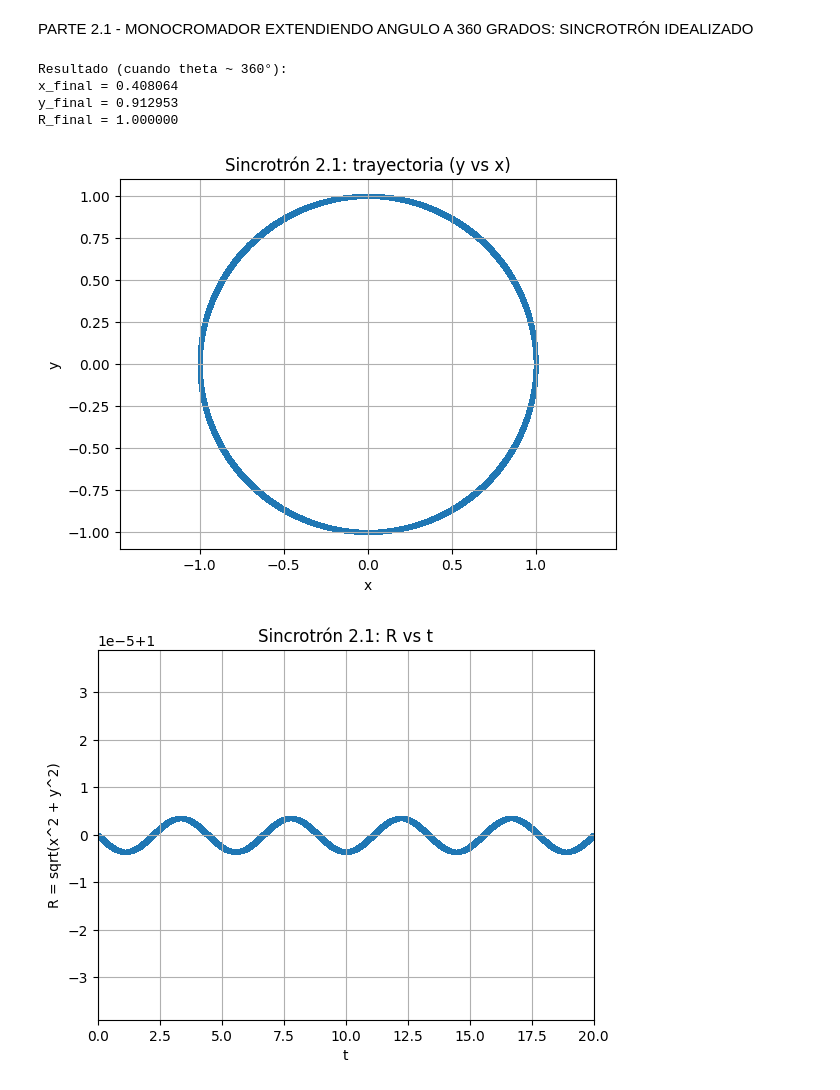
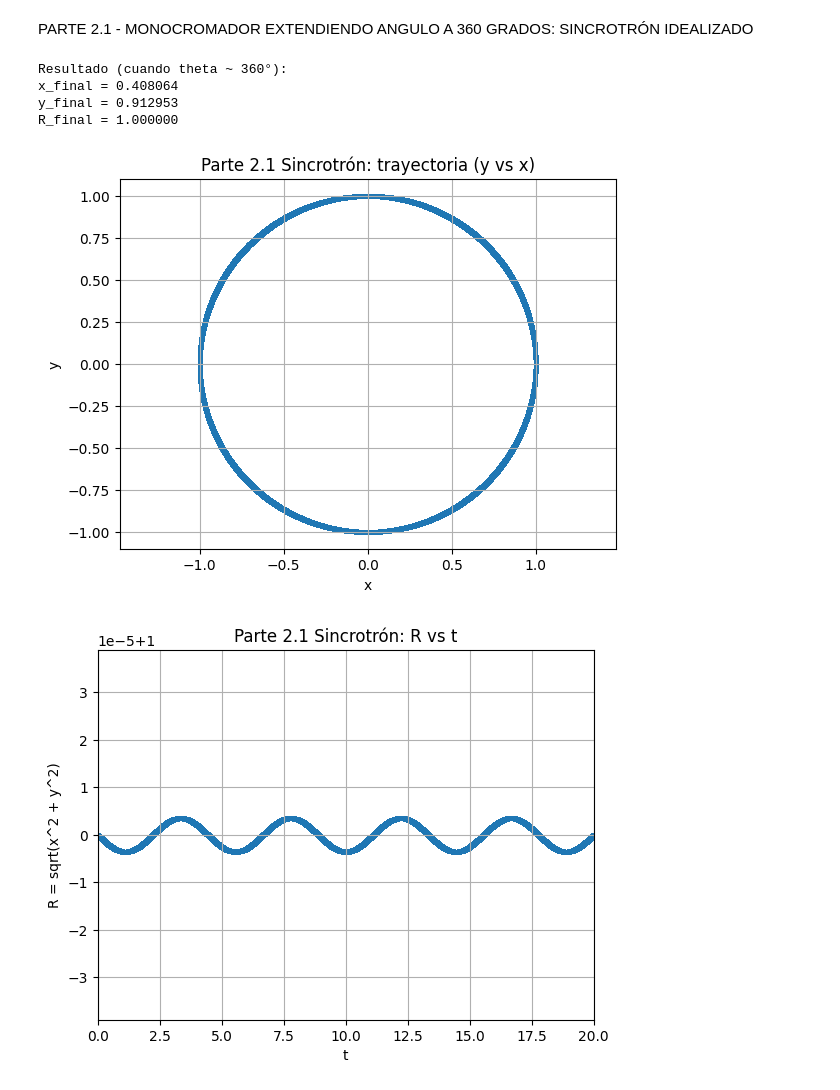
Before and after one commit to catfuentesr/Aceleradores_Trabajo_Computacional, a Jupyter notebook: Trabajo1/Trabajo1_Parte2.1.ipynb, the cells around one changed output. Saved outputs shown, nothing was run; the diff lists cells and outputs as text; code cells hidden in the pictures.

```diff
--- a/Trabajo1/Trabajo1_Parte2.1.ipynb
+++ b/Trabajo1/Trabajo1_Parte2.1.ipynb
@@ -77,34 +77,34 @@ print(f"y_final = {y_exit:.6f}")
 print(f"R_final = {R_exit:.6f}")
 
 # Plot 1: Scatterplot y vs x
 plt.figure()
 plt.scatter(xs, ys, s=6)
 plt.xlabel("x")
 plt.ylabel("y")
-plt.title("Sincrotrón 2.1: trayectoria (y vs x)")
+plt.title("Parte 2.1 Sincrotrón: trayectoria (y vs x)")
 plt.axis("equal")
 plt.grid(True)
 plt.show()
 
 # Plot 2: Scatterplot R vs t
 plt.figure()
 plt.scatter(ts, Rs, s=6)
 plt.xlabel("t")
 plt.ylabel("R = sqrt(x^2 + y^2)")
-plt.title("Sincrotrón 2.1: R vs t")
+plt.title("Parte 2.1 Sincrotrón: R vs t")
 plt.grid(True)
 
 plt.xlim(0, ts[-1])
 
 Rmin, Rmax = np.min(Rs), np.max(Rs)
 margin = 5 * (Rmax - Rmin)
 plt.ylim(Rmin - margin, Rmax + margin)
 
 plt.show()
 # %% [output]
 Resultado (cuando theta ~ 360°):
 x_final = 0.408064
 y_final = 0.912953
 R_final = 1.000000
-[figure, old version]
+[figure, new version]
-[figure, old version]
+[figure, new version]
```
Also changed, not shown: 1 other file.
